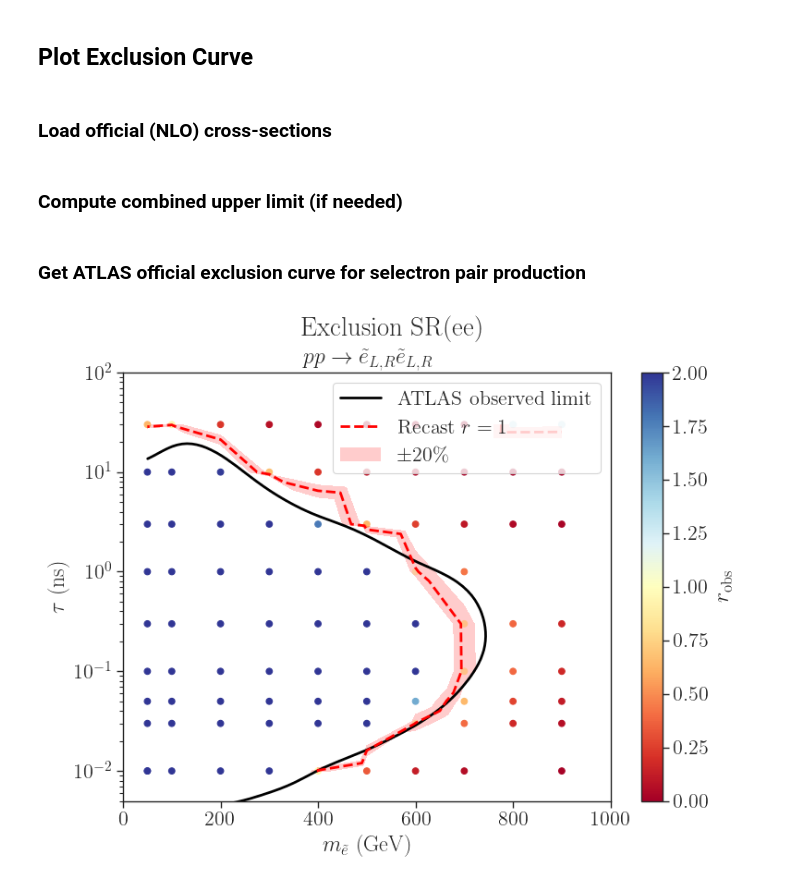
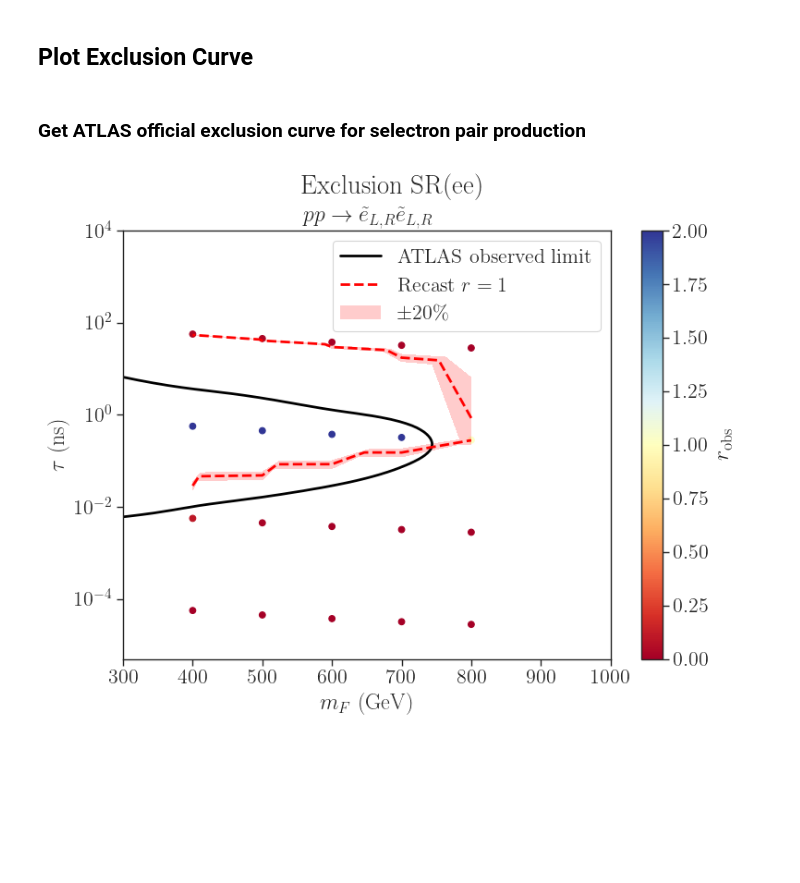
Before and after one commit to andlessa/LowTRHFIMP, a Jupyter notebook: ATLAS-SUSY-2018-14_displacedLeptons/plotEffs_HeHe.ipynb, the cells around one changed output. Drawn from its saved outputs; the diff is of its cells as text; code cells hidden in the pictures; blank space fills up the shorter version.

Commit message:
Increasing scan points

```diff
--- a/ATLAS-SUSY-2018-14_displacedLeptons/plotEffs_HeHe.ipynb
+++ b/ATLAS-SUSY-2018-14_displacedLeptons/plotEffs_HeHe.ipynb
@@ -23,7 +23,7 @@ cm_rev = plt.colormaps['RdYlBu_r']
 ### Create dataframe with all results
 # %%
 # Load combined json file (created with collectData.py)
-jsonFile = 'atlas_susy_2018_14_ee_scan.json'
+jsonFile = 'atlas_susy_2018_14_HeHe_scan.json'
 with open(jsonFile, 'r') as f:
     data = json.load(f)
 
@@ -114,47 +67,19 @@ plt.show()
 # %% [markdown]
 ## Plot Exclusion Curve
-# %% [markdown]
-### Load official (NLO) cross-sections
-# %%
-
-csv_path = './slepLR_xsecs.csv'
-with open(csv_path, 'r') as f:
-    lines = [l for l in f.readlines() if l.strip() and not l.startswith('#')]
-
-data = np.genfromtxt(lines, delimiter=",", names=True, dtype=float)
-mass = np.atleast_1d(np.asarray(data['mass'], dtype=float))
-xsec = np.atleast_1d(np.asarray(data['xsec'], dtype=float))
-order = np.argsort(mass)
-mass = mass[order]
-xsec = xsec[order]
-
-nloXsecF = make_interp_spline(mass, xsec,k=2)
-dfRecast['xsecNLO_fb'] = nloXsecF(dfRecast['mLLP'])*1e3
-dfRecast['kFactor'] = dfRecast['xsecNLO_fb']/(dfRecast['Cross-Section (pb)']*1e3)
-# %% [markdown]
-### Compute combined upper limit (if needed)
-# %%
-if 'muUL_observed' not in dfRecast.columns:
-    lumi = 139.0
-    dfRecast['SRee_cuts'] = dfRecast['AccEffCuts_ee']*dfRecast['xsecNLO_fb']*lumi
-    dfRecast['SRem_cuts'] = dfRecast['AccEffCuts_em']*dfRecast['xsecNLO_fb']*lumi
-    dfRecast['SRmm_cuts'] = dfRecast['AccEffCuts_mm']*dfRecast['xsecNLO_fb']*lumi
-    dfRecast['muUL_observed'] = dfRecast.apply(compute_poi_ul,bg_json_file=Path('../ATLAS_data/likelihood/Comb_bkgonly.json'), axis=1)
 # %% [markdown]
 ### Get ATLAS official exclusion curve for selectron pair production
 # %%
-atlas_curve = np.genfromtxt('../ATLAS_data/HEPData-ins1831504-v2-csv/Observedselectronlimits.csv',
+atlas_curve = np.genfromtxt('./ATLAS_data/HEPData-ins1831504-v2-csv/Observedselectronlimits.csv',
                             delimiter=',',comments='#')
 atlas_curve = atlas_curve[~np.isnan(atlas_curve[:,0])]
 # %%
 fig,ax =plt.subplots(figsize=(8,6),nrows=1,ncols=1)
 
-title = r'$p p \to \tilde{e}_{L,R} \tilde{e}_{L,R}$'
-x = dfRecast['mLLP']
-y = dfRecast['tau0_ns']
-sigmaEffUL_ee = 0.02 # fb From https://atlas.web.cern.ch/Atlas/GROUPS/PHYSICS/PAPERS/SUSY-2018-14/tabaux_02.png
-r_best = dfRecast['AccEffCuts_ee']*dfRecast['xsecNLO_fb']/sigmaEffUL_ee
-r = dfRecast['kFactor']/dfRecast['muUL_observed']
+df = dfRecast[dfRecast['m5000022']/dfRecast['mLLP'] == 0.1]
+
+x = df['mLLP']
+y = df['tau0_ns']
+r = 1.0/df['muUL_observed']
 
 # im = ax.scatter(x,y,c=z,cmap=cm,norm=LogNorm(vmin=max(1e-8,min(z)),vmax=max(z)))
 im = ax.scatter(x,y,c=r,cmap=cm,vmin=0,vmax=2)
@@ -179,34 +104,34 @@ band_r = ax.tricontourf(
 cont_r1 = ax.tricontour(
     x.to_numpy(),
     y.to_numpy(),
     r.to_numpy(),
     levels=[1.0],
     colors='red',
     linewidths=2.0,
     linestyles='--',
     zorder=3
     )
 
 atlas_line, = ax.plot(atlas_curve[:,0], atlas_curve[:,1], label='ATLAS observed limit',linewidth=2,c='black')
 
 ax.set_yscale('log')
 ax.set_ylabel(r'$\tau$ (ns)')
-ax.set_xlabel(r'$m_{\tilde{e}}$ (GeV)')
+ax.set_xlabel(r'$m_{F}$ (GeV)')
 fig.colorbar(im, ax=ax, label=r'$r_{\rm obs}$')
 
 ax.set_title(title)
-ax.set_xlim(0.,1000.)
-ax.set_ylim(5e-3,1e2)
+ax.set_xlim(300.,1000.)
+ax.set_ylim(5e-6,1e4)
 
 # Use a proxy artist so the r=1 contour appears with a dashed line in the legend
 from matplotlib.lines import Line2D
 from matplotlib.patches import Patch
 recast_proxy = Line2D([0], [0], color='red', linestyle='--', linewidth=2.0, label=r'Recast $r=1$')
 band_proxy = Patch(facecolor='red', alpha=0.2, edgecolor='none', label=r'$\pm 20$\%')
 ax.legend(handles=[atlas_line, recast_proxy, band_proxy])
 
 plt.tight_layout()
 plt.suptitle('Exclusion SR(ee)', y=1.02)
 plt.show()
 # %% [output]
-[figure, old version]
+[figure, new version]
```
Also changed, not shown: parts of 4 cells of this notebook, 1 other file.
